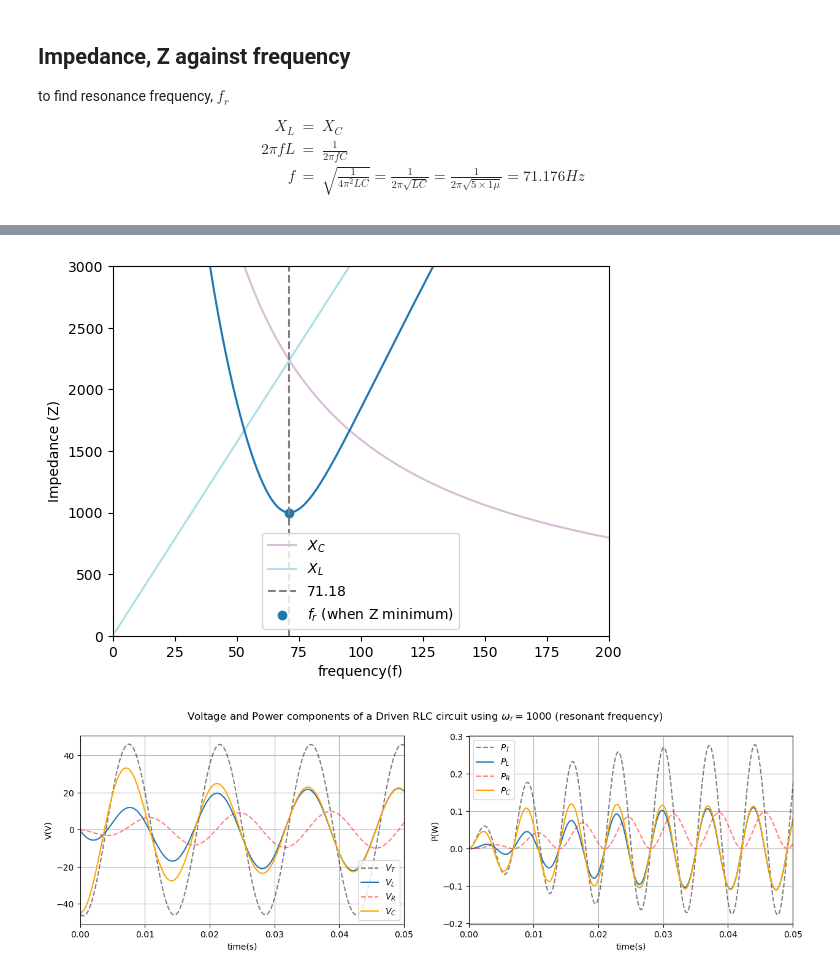
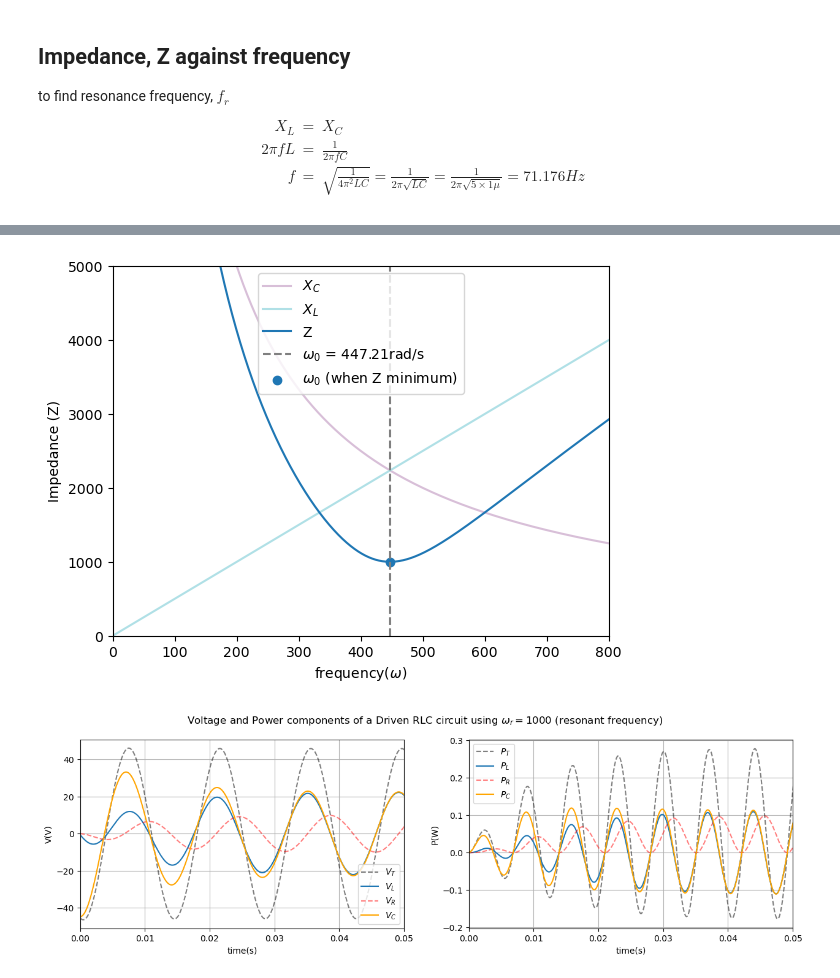
Before and after one commit to Bwimmin/Driven-RLC-Circuit, a Jupyter notebook: Driven RLC Circuit.ipynb, the cells around one changed output, grey strips where cells are left out. Drawn from its saved outputs; the diff is of its cells as text; code cells hidden in the pictures.

```diff
--- a/Driven RLC Circuit.ipynb
+++ b/Driven RLC Circuit.ipynb
@@ -317,15 +315,18 @@ $$\begin{eqnarray}
 X_{L}&=& X_{C}\\ 2\pi fL&=& \frac{1}{2\pi fC}\\f&=&\sqrt{\frac{1}{4\pi^{2}LC}}=\frac{1}{2\pi \sqrt{LC}} = \frac{1}{2\pi \sqrt{5\times 1\mu}} = 71.176 Hz
 \end{eqnarray}$$
 # %%
-f = np.arange(1,300,0.01) # creating array to store values of frequency from 1 to 300 with step size 0.01
+omega = np.arange(1,2000,0.01) # creating array to store values of frequency from 1 to 300 with step size 0.01
 
-XC = 1/(2*np.pi*f*C) # Capacitive Reactance : 1/2pi*f*C
-XL = 2*np.pi*f*L # Inductive Reactance : 2pi*f*L
+XC = 1/(omega*C) # Capacitive Reactance : 1/2pi*f*C
+XL = omega*L # Inductive Reactance : 2pi*f*L
 
 Z=np.sqrt(R**2+(XL-XC)**2) # Impedance : Z = √R^2+(XL-XC)^2
 # %%
-fr = round(float(f[np.where(Z == np.min(Z))[0]]),4) ## to find the resonant frequency where Z is minimum (which is the resonant frequency)
+w0 = round(float(omega[np.where(Z == np.min(Z))[0]]),4) ## to find the resonant frequency where Z is minimum (which is the resonant frequency)
 minZ = int(np.min(Z))
 
-print('The Resonant Frequency is',fr, 'Hz and happens when Z =', minZ )
+print('The Resonant Frequency is',w0, 'Hz and happens when Z =', minZ )
+
+Imax = 10/Z
+Pmax = 10*Imax
 # %% [output]
@@ -333,18 +347,20 @@ The Resonant Frequency is 71.18 Hz and happens when Z = 1000
 # %%
-plt.plot(f, XC, color = 'thistle', label = r'$X_C$')
-plt.plot(f, XL, color = 'powderblue', label = r'$X_L$')
-plt.plot(f,Z)
-plt.axvline(x=fr, color='gray', linestyle='--', label=fr)
-plt.scatter(fr, minZ, label = r'$f_r$ (when Z minimum)')
+plt.plot(omega, XC, color = 'thistle', label = r'$X_C$')
+plt.plot(omega, XL, color = 'powderblue', label = r'$X_L$')
+plt.plot(omega,Z, label = 'Z')
 
-plt.xlabel('frequency(f)')
+plt.axvline(w0, color='gray', linestyle='--', label=r'$\omega_0$ = 447.21rad/s')
+
+plt.scatter(w0, minZ, label = r'$\omega_0$ (when Z minimum)')
+
+plt.xlabel(r'frequency($\omega$)')
 plt.ylabel("Impedance (Z)")
-plt.ylim(0,3000)
-plt.xlim(0,200)
+plt.ylim(0,5000)
+plt.xlim(0,800)
 plt.legend()
 plt.savefig('Z vs f.png')
 # %% [output]
-[figure, old version]
+[figure, new version]
 # %%
 A_Q1000,A_I1000,A_V1000, A_P1000,  N_I1000, N_Q1000, N_V1000, N_P1000 = RLC (2*np.pi*fr, C, L, R, FD, t, dt)
 VT1000, VR1000, VL1000, VC1000, PT1000, PR1000, PL1000, PC1000 = VandP_components (N_V1000, A_I1000, A_Q1000, R, L, C, dt)
```
Also changed, not shown: parts of 17 cells of this notebook.
